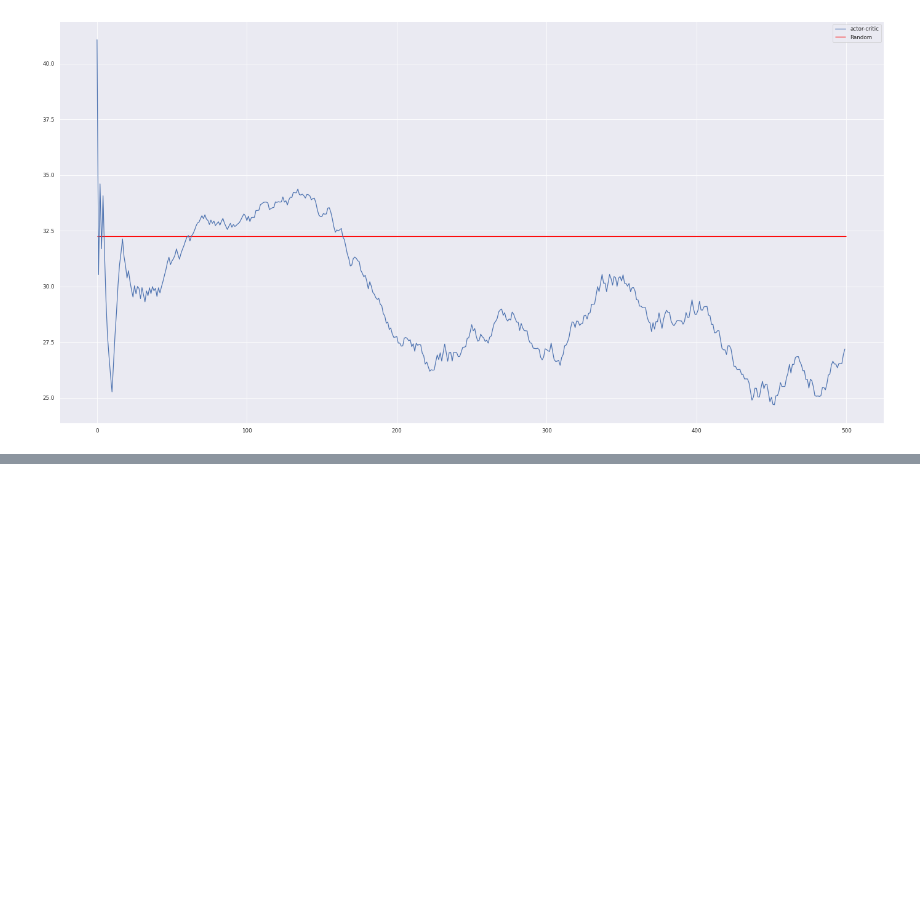
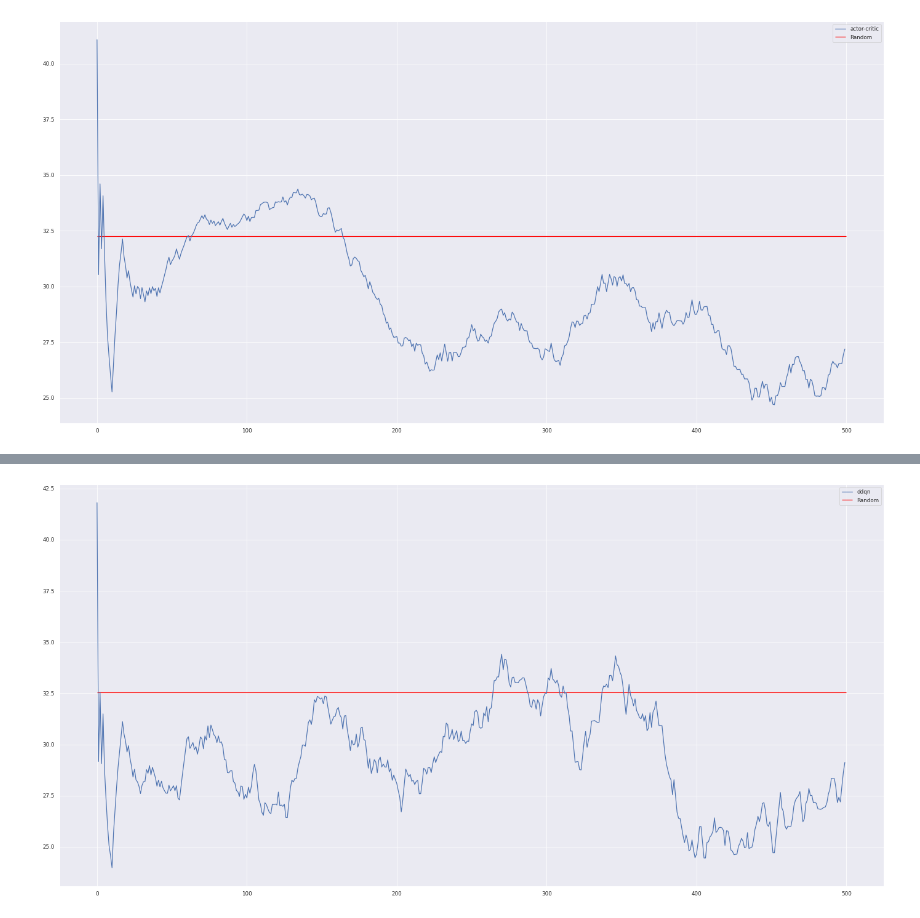
Before and after one commit to zkid18/ml-fairness-gym-recism, a Jupyter notebook: notebook.ipynb, the cells around one changed output, grey strips where cells are left out. Drawn from its saved outputs; the diff is of its cells as text; code cells hidden in the pictures; blank space fills up the shorter version.

```diff
--- a/notebook.ipynb
+++ b/notebook.ipynb
@@ -204,0 +261,12 @@ plt.show()
+# %%
+ddqn_moving_avg_mean = ddqn_seed_stats[0].moving_rewards
+fig, ax = plt.subplots()
+fig.set_figheight(12)
+fig.set_figwidth(24)
+# ax.plot(dqn_moving_avg_low, color='b', alpha=.8)
+ax.plot(ddqn_moving_avg_mean, label='ddqn')
+ax.hlines(random_agent_stat_mean, xmin=0, xmax=500, label='Random', colors='red')
+plt.legend()
+plt.show()
+# %% [output]
+[figure, added]
```
Also changed, not shown: parts of 26 cells of this notebook, 10 other files.
